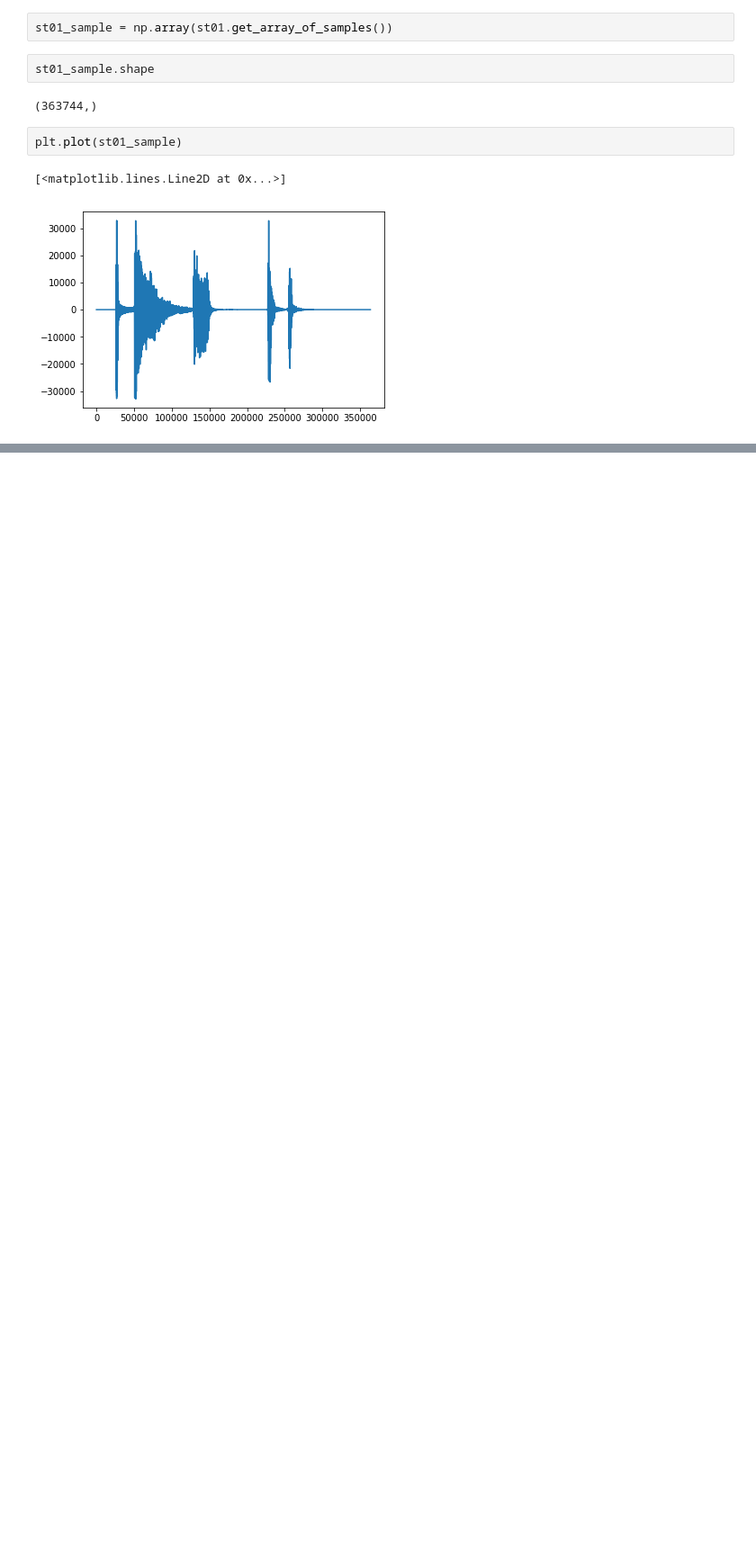
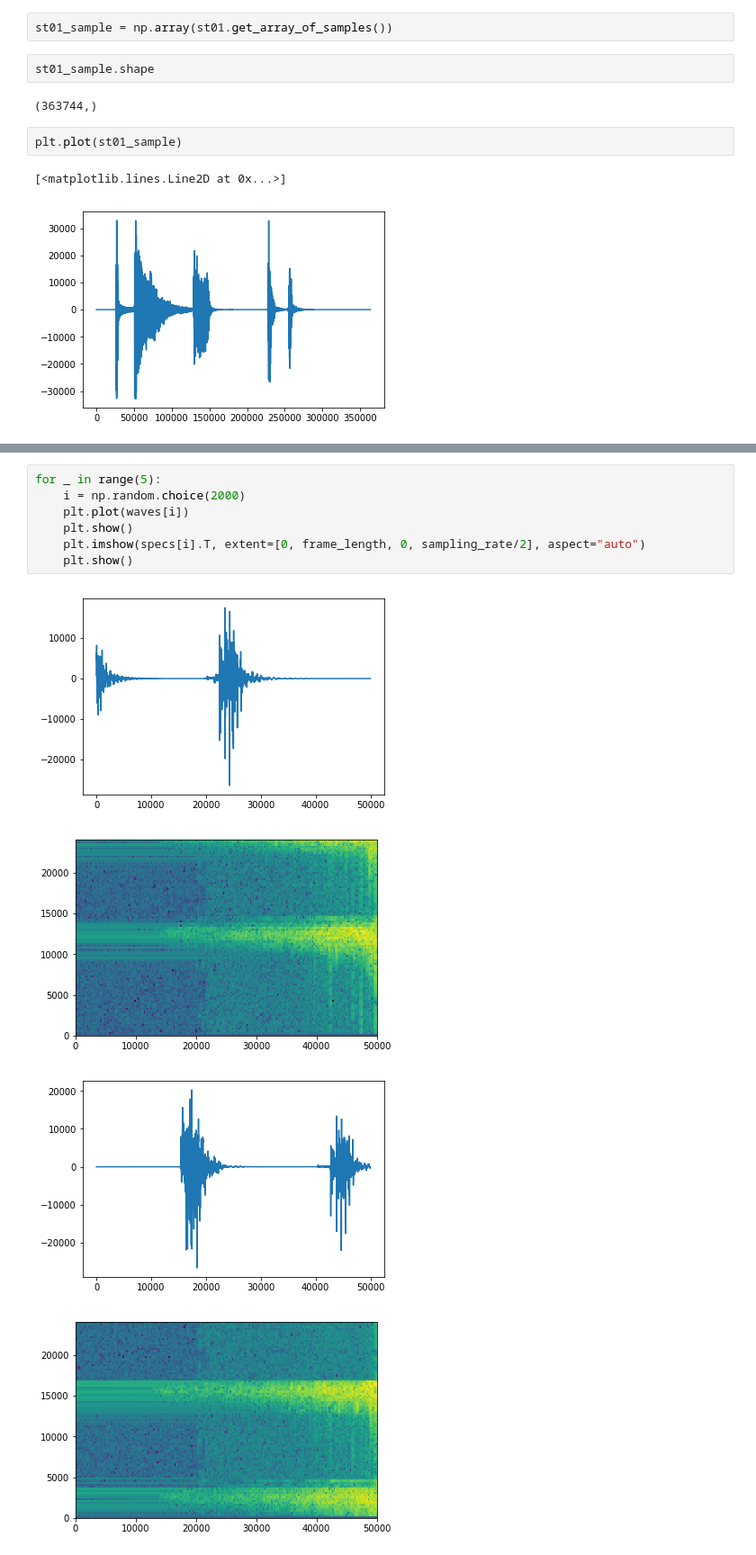
Before and after one commit to Johannyjm/GuitarClassify, a Jupyter notebook: notebooks/data_augmentation.ipynb, the cells around one changed output, grey strips where cells are left out. Shown: that part at 90% size. Cells and saved outputs as stored; diff of their text form; blank space fills up the shorter version.

```diff
--- a/notebooks/data_augmentation.ipynb
+++ b/notebooks/data_augmentation.ipynb
@@ -103,0 +112,12 @@ for f_name in pathlib.Path('../data').iterdir():
+# %%
+for _ in range(5):
+    i = np.random.choice(2000)
+    plt.plot(waves[i])
+    plt.show()
+    plt.imshow(specs[i].T, extent=[0, frame_length, 0, sampling_rate/2], aspect="auto")
+    plt.show()
+# %% [output]
+[figure, added]
+[figure, added]
+[figure, added]
+[figure, added]
```
Also changed, not shown: parts of 14 cells of this notebook, 1 other file.
